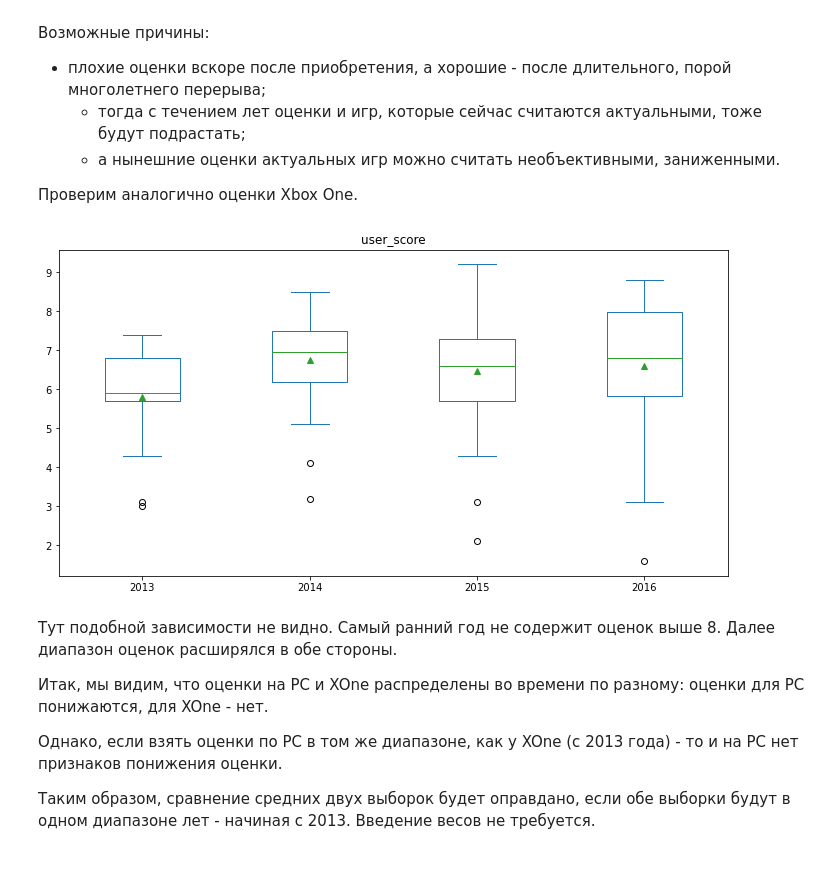
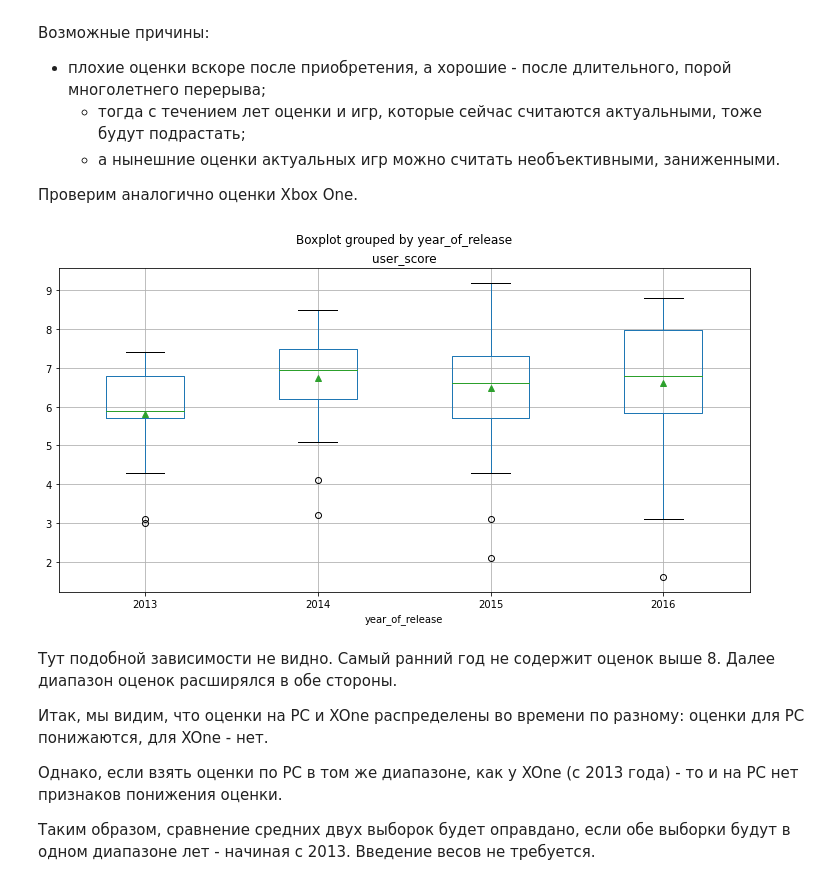
Before and after one commit to okeangel/da_portfolio, a Jupyter notebook: portfolio/week_10_combined/game_store_v1.ipynb, the cells around one changed output. Drawn from its saved outputs; the diff is of its cells as text; code cells hidden in the pictures.

```diff
--- a/portfolio/week_10_combined/game_store_v1.ipynb
+++ b/portfolio/week_10_combined/game_store_v1.ipynb
@@ -770,11 +767,11 @@ games.query('platform == "PC"').plot(
 
 Проверим аналогично оценки Xbox One.
 # %%
-games.query('platform == "XOne"').plot(
-    kind='box', by='year_of_release', column='user_score', figsize=FIGSIZE,  showmeans=True
+games.query('platform == "XOne"').boxplot(
+    by='year_of_release', column='user_score', figsize=FIGSIZE,  showmeans=True
 ); plt.show()
 # %% [output]
-[figure, old version]
+[figure, new version]
 # %% [markdown]
 Тут подобной зависимости не видно. Самый ранний год не содержит оценок выше 8. Далее диапазон оценок расширялся в обе стороны.
 
```
Also changed, not shown: parts of 11 cells of this notebook.
